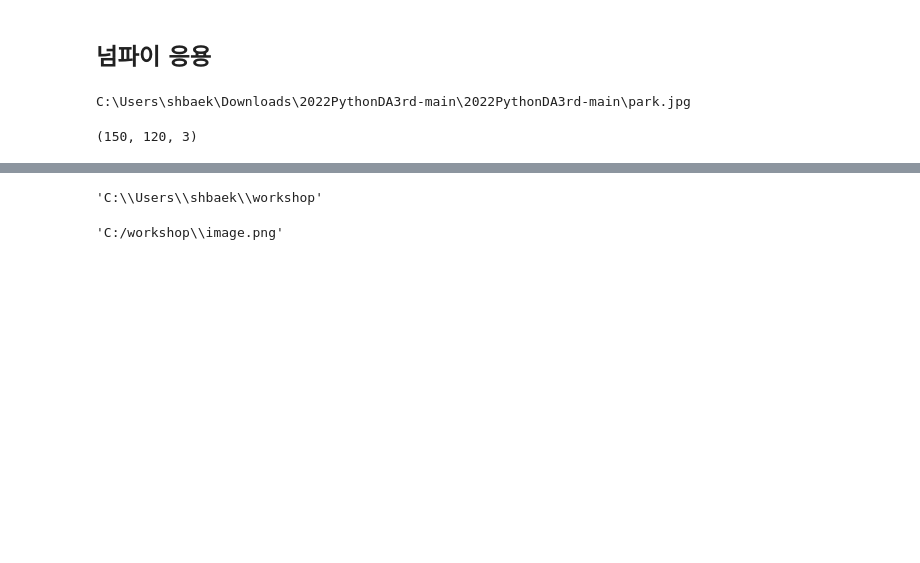
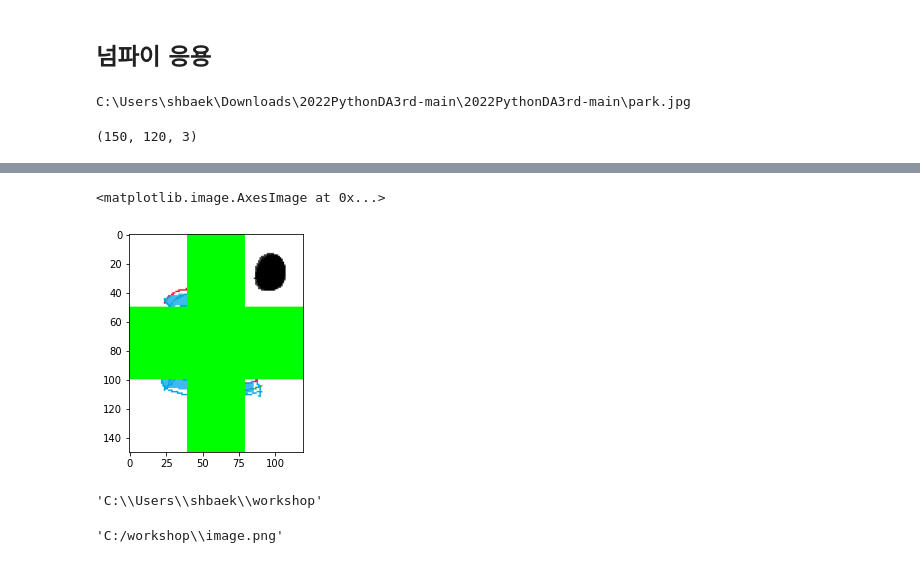
Before and after one commit to sulheebaek/2022PythonDA3rd, a Jupyter notebook: 강사노트북/Day2.ipynb, the cells around one changed output, grey strips where cells are left out. Drawn from its saved outputs; the diff is of its cells as text; code cells hidden in the pictures; blank space fills up the shorter version.

```diff
--- a/강사노트북/Day2.ipynb
+++ b/강사노트북/Day2.ipynb
@@ -150,0 +162,4 @@ img.shape
+# %%
+img[50:100, :, 0] = 1.0
+img[50:100, :] = (0.0, 1.0, 0.0)
+img[:, 40:80] = (0.0, 1.0, 0.0)
@@ -150,0 +186,5 @@ img.shape
+# %%
+plt.imshow(img)
+# %% [output]
+<matplotlib.image.AxesImage at 0x...>
+[figure, added]
```
Also changed, not shown: parts of 67 cells of this notebook.
